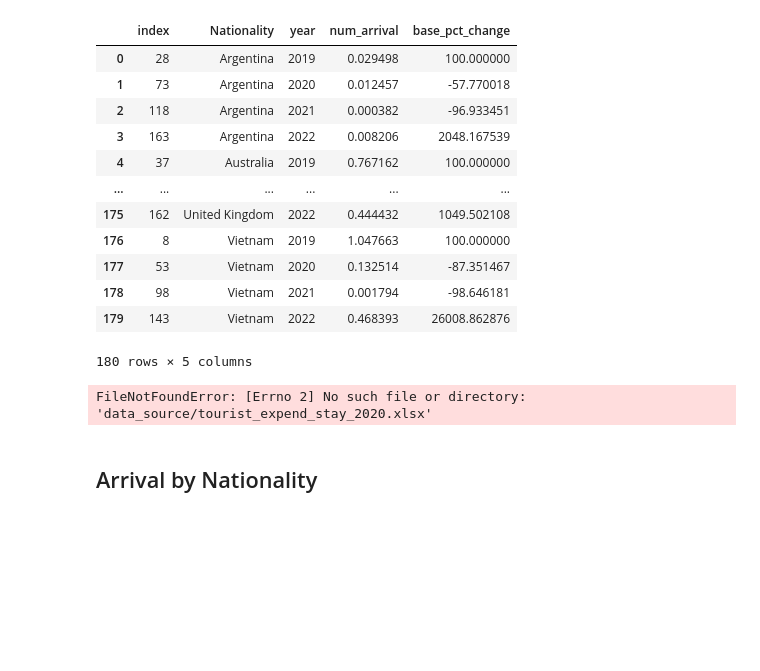
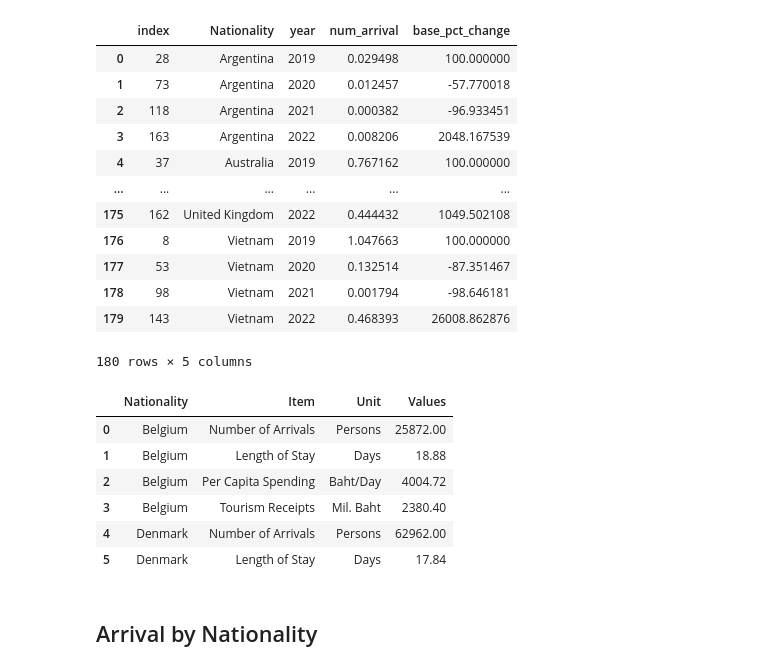
Before and after one commit to eatrabyo/dads-5001-mini-project, a Jupyter notebook: Analysis.ipynb, the cells around one changed output. Saved outputs shown, nothing was run; the diff lists cells and outputs as text; code cells hidden in the pictures; blank space fills up the shorter version.

```diff
--- a/Analysis.ipynb
+++ b/Analysis.ipynb
@@ -136,10 +131,19 @@ percent_change
 | 178 | 98 | Vietnam | 2021 | 0.001794 | -98.646181 |
 | 179 | 143 | Vietnam | 2022 | 0.468393 | 26008.862876 |
 180 rows × 5 columns
-# %%
-th_stay_expend_2020 = pd.read_excel('data_source/tourist_expend_stay_2020.xlsx',header=3,usecols='B:D,N')
-# %% [output]
-FileNotFoundError: [Errno 2] No such file or directory: 'data_source/tourist_expend_stay_2020.xlsx'
+# %%
+th_stay_expend_2020 = th_stay_expend_2020.loc[ th_stay_expend_2020['Unit'].notna() , : ].reset_index(drop=True)
+chinese_expense = th_stay_expend_2020.iloc[72:78]
+chinese_expense = chinese_expense.fillna('China').reset_index(drop=True)
+chinese_expense
+# %% [output]
+|  | Nationality | Item | Unit | Values |
+| 0 | Belgium | Number of Arrivals | Persons | 25872.00 |
+| 1 | Belgium | Length of Stay | Days | 18.88 |
+| 2 | Belgium | Per Capita Spending | Baht/Day | 4004.72 |
+| 3 | Belgium | Tourism Receipts | Mil. Baht | 2380.40 |
+| 4 | Denmark | Number of Arrivals | Persons | 62962.00 |
+| 5 | Denmark | Length of Stay | Days | 17.84 |
 # %% [markdown]
 ## Arrival by Nationality
 # %%
```
Also changed, not shown: parts of 12 cells of this notebook.
